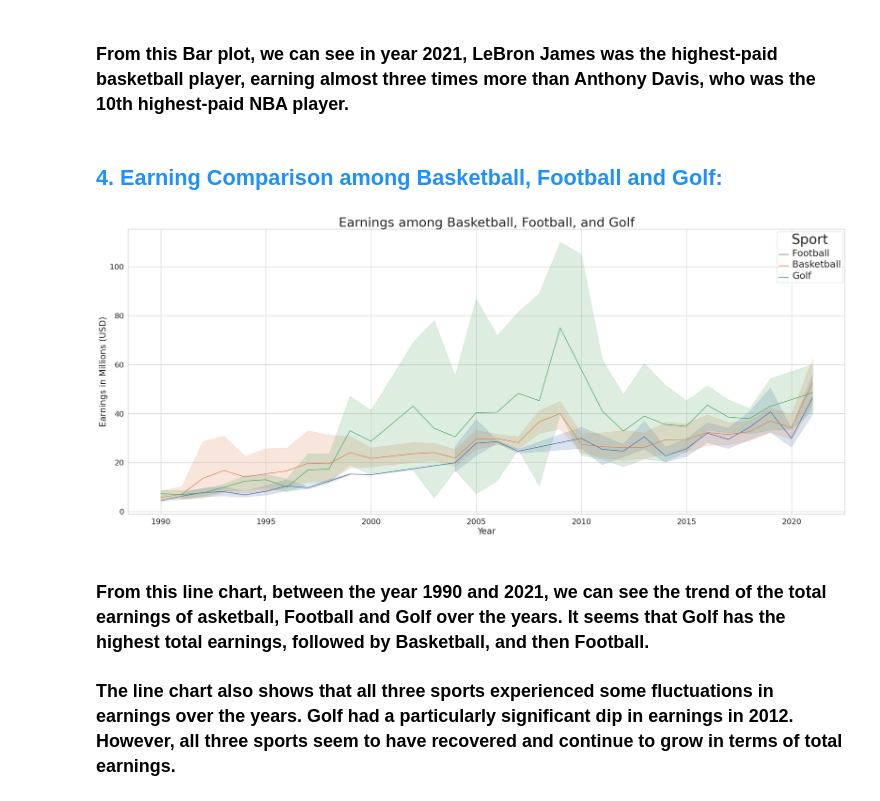
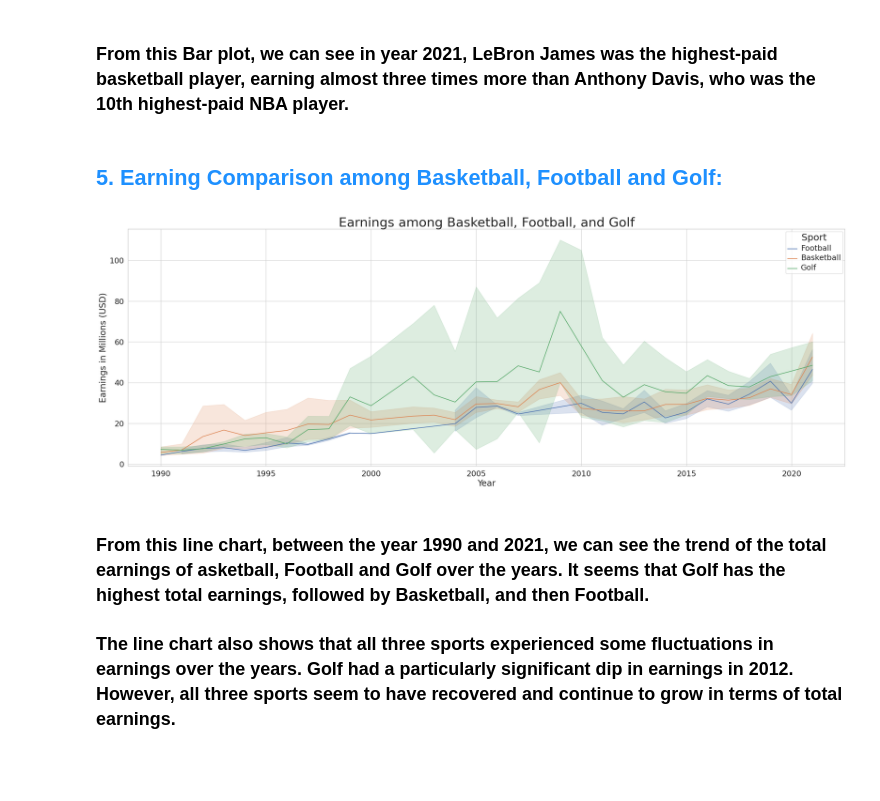
Before and after one commit to WLMBonnie/Python_DataVisualization-Storytelling_Highest_paid_Athletes, a Jupyter notebook: top-athletes-earnings-by-sport.ipynb, the cells around one changed output. Saved outputs shown, nothing was run; the diff lists cells and outputs as text; code cells hidden in the pictures; blank space fills up the shorter version.

Commit message:
Kaggle Notebook | Storytelling⚽️Top Athletes Earnings by Sport⚾️

```diff
--- a/top-athletes-earnings-by-sport.ipynb
+++ b/top-athletes-earnings-by-sport.ipynb
@@ -254,7 +279,7 @@ plt.show()
 # %% [markdown]
 <h3> From this Bar plot, we can see in year 2021, LeBron James was the highest-paid basketball player, earning almost three times more than Anthony Davis, who was the 10th highest-paid NBA player. </h3>
 # %% [markdown]
-<h2 style="color: #1E90FF;"> 4. Earning Comparison among Basketball, Football and Golf: </h2>
+<h2 style="color: #1E90FF;"> 5. Earning Comparison among Basketball, Football and Golf: </h2>
 # %%
 # The method isin() filters the rows only where the 'Sport' contains a value from the list 'sports_list'
 
@@ -262,22 +287,24 @@ sports_list = ['Basketball', 'Football', 'Golf']
 filtered_dropped_df = dropped_df[dropped_df['Sport'].isin(sports_list)]
 # %%
 sns.set_style('whitegrid')
+
+fig, ax = plt.subplots(figsize=(30, 10))
 
 plt.title('Earnings among Basketball, Football, and Golf', fontsize = 30)
 plt.xlabel('Year', fontsize = 20)
 plt.ylabel('Earnings in Millions (USD)', fontsize = 20)
 plt.tick_params(axis = 'both', labelsize = 15)
 
 ax = sns.lineplot(data = filtered_dropped_df, x = 'Year', y = 'Earnings', hue = 'Sport')  # Creating an Axes Object
 
-plt.setp(ax.get_legend().get_texts(), fontsize='22') # to set legend text
-plt.setp(ax.get_legend().get_title(), fontsize='32') # to set legend title
+plt.setp(ax.get_legend().get_texts(), fontsize = '18') # to set legend text
+plt.setp(ax.get_legend().get_title(), fontsize = '22') # to set legend title
 
 plt.tick_params(axis='both', which='major', labelsize=18)
 
 plt.show()
 # %% [output]
-[figure, old version]
+[figure, new version]
 # %% [markdown]
 <h3>From this line chart, between the year 1990 and 2021, we can see the trend of the total earnings of asketball, Football and Golf over the years. It seems that Golf has the highest total earnings, followed by Basketball, and then Football.</h3>
 
```
Also changed, not shown: parts of 9 cells of this notebook.
